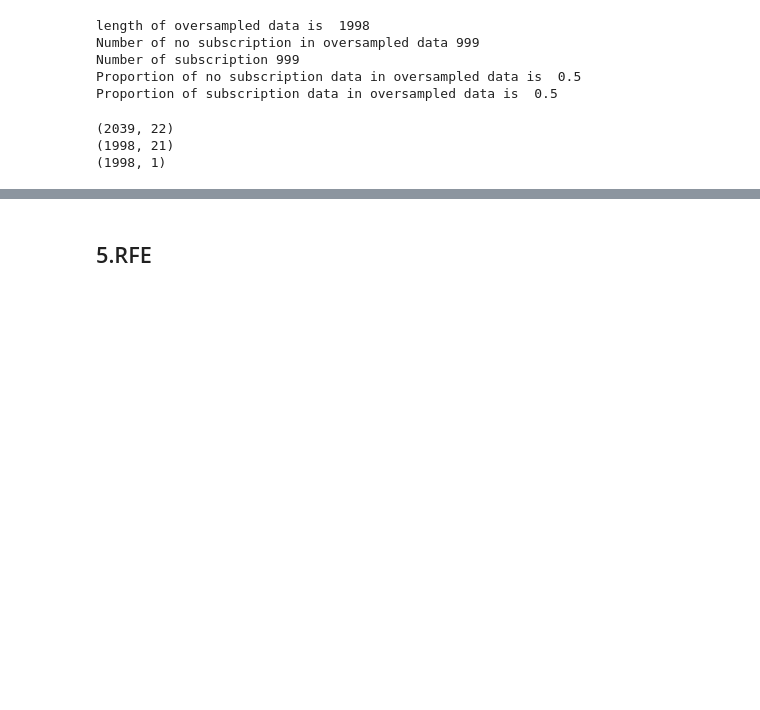
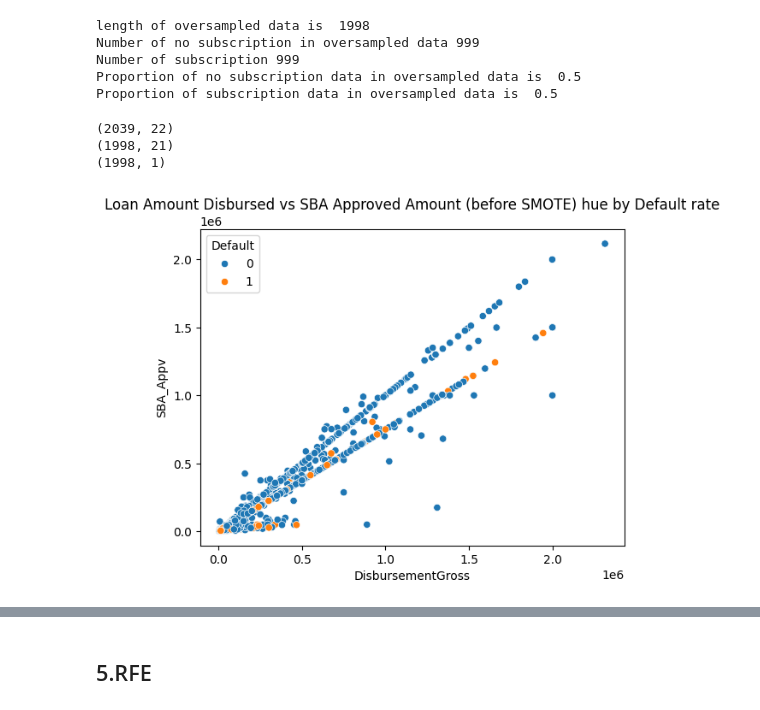
Before and after one commit to MrBigJupiter/sba-loan-default-prediction_project, a Jupyter notebook: notebooks/loan_default_log_reg.ipynb, the cells around one changed output, grey strips where cells are left out. Drawn from its saved outputs; the diff is of its cells as text; code cells hidden in the pictures; blank space fills up the shorter version.

```diff
--- a/notebooks/loan_default_log_reg.ipynb
+++ b/notebooks/loan_default_log_reg.ipynb
@@ -477,3 +477,10 @@ print(os_data_y.shape)
 (2039, 22)
 (1998, 21)
 (1998, 1)
+# %%
+os_data = pd.concat([os_data_X, os_data_y], axis = 1)
+sns.scatterplot(data=test_df, x='DisbursementGross', y='SBA_Appv', hue='Default')
+plt.title('Loan Amount Disbursed vs SBA Approved Amount (before SMOTE) hue by Default rate')
+plt.show()
+# %% [output]
+[figure, added]
```
Also changed, not shown: parts of 6 cells of this notebook.
